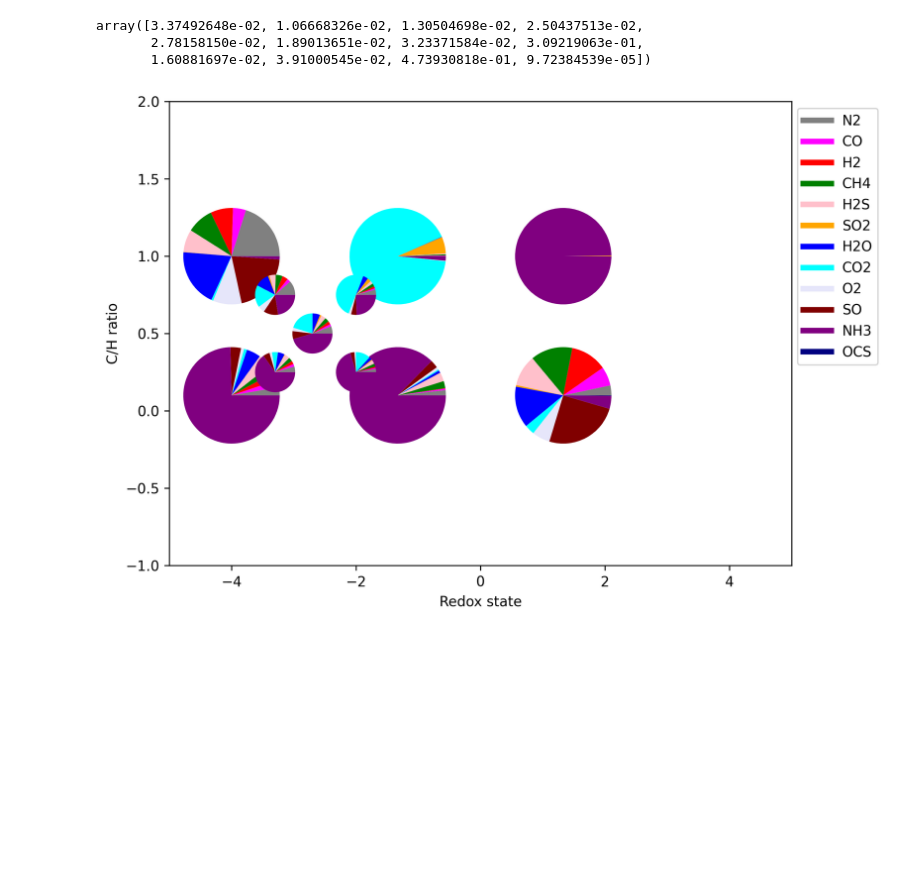
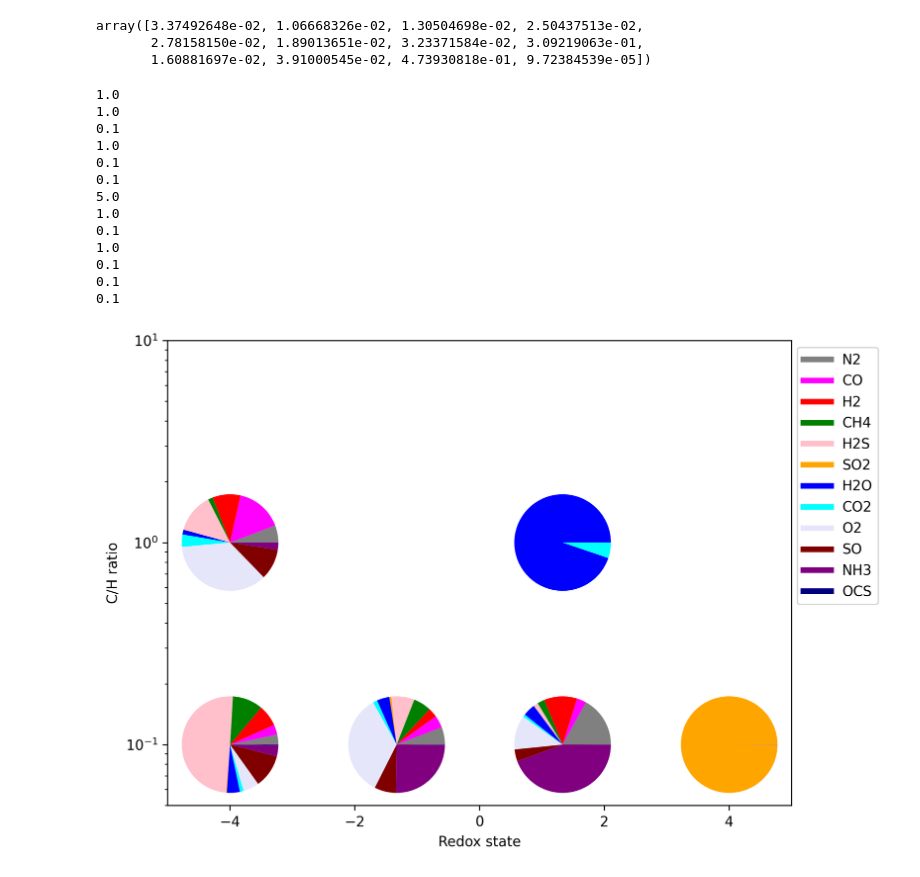
Before and after one commit to FormingWorlds/LIFEredoxsurvey, a Jupyter notebook: notebooks/retrievals.ipynb, the cells around one changed output. Cells and saved outputs as stored; diff of their text form; code cells hidden in the pictures; blank space fills up the shorter version.

```diff
--- a/notebooks/retrievals.ipynb
+++ b/notebooks/retrievals.ipynb
@@ -34,6 +34,6 @@ def ARCiS_initialize(atmosphere_key):
         )
       subprocess.run(prompt, shell=True, check=True)
 # %%
-init_list = ["-4.0_5.0_5","-1.33_5.0_5","1.33_5.0_5","4.0_5.0_5"]
+init_list = ["-4.0_1.0_15","-1.33_1.0_15","1.33_1.0_15","4.0_1.0_15"]
 for i in init_list:
     ARCiS_initialize(i)
@@ -101,8 +136,9 @@ data_location = "/dataserver/users/formingworlds/borgmann/ARCiS_retrievals/"
 atmosphere_folders = os.listdir(data_location)
 for i in atmosphere_folders:
     if os.path.isfile(data_location+i+"/retrieval"):
-        if i.split('_')[-1] == '5':
-            done.append(i)
+        done.append(i)
+#        if i.split('_')[-1] == '5':
+
 
 volatile_labels = np.genfromtxt(data_location+done[0]+"/retrieval",usecols=0,dtype='str')[1:13]
 
@@ -110,7 +146,7 @@ atmosphere_data = []
 for i in range(len(done)):
     medians = np.genfromtxt(data_location+done[i]+"/retrieval",usecols=1)[1:13]
     medians = medians/sum(medians)
-    atmosphere_data.append([[float(j) for j in done[i].split("_")][:-1],medians])
+    atmosphere_data.append([[float(j) for j in done[i].split("_")],medians])
 
-atmosphere_dict = {(x,y): arr for [x,y], arr in atmosphere_data}
+atmosphere_dict = {(x,y,z): arr for [x,y,z], arr in atmosphere_data}
 # %% [output]
@@ -143,58 +195,79 @@ array([3.37492648e-02, 1.06668326e-02, 1.30504698e-02, 2.50437513e-02,
        2.78158150e-02, 1.89013651e-02, 3.23371584e-02, 3.09219063e-01,
        1.60881697e-02, 3.91000545e-02, 4.73930818e-01, 9.72384539e-05])
 # %%
+select_distance = 10.0
+
 fig, ax = plt.subplots(figsize=(8, 6))
 
 ax.set_xlim(-5, 5)
-ax.set_ylim(-1, 2)
+ax.set_ylim(0.05,10)
+ax.set_yscale('log')
 
 volatile_labels = ['N2', 'CO', 'H2', 'CH4', 'H2S', 'SO2', 'H2O', 'CO2', 'O2', 'SO', 'NH3', 'OCS']
 volatile_colours = ["gray","magenta","red","green","pink","orange","blue","cyan","lavender","maroon","purple","navy"]
 
 for keys in atmosphere_dict:
     fo2 = keys[0]
-    HC = keys[1]
+    CH = keys[1]
+    print(CH)
+    distance = keys[2]
+    if distance != select_distance:
+        continue
     fractions = atmosphere_dict[keys]
 
     # Create an inset axis at data coordinate
     inset = inset_axes(ax, width=1.2, height=1.2,
-                    bbox_to_anchor=(float(fo2), float(HC)),
+                    bbox_to_anchor=(float(fo2), float(CH)),
                     bbox_transform=ax.transData,
                     loc='center')
 
     # Draw a pie chart in the inset axis
     inset.pie(fractions, labels=None,
          colors=volatile_colours)
     inset.set_aspect('equal')
 
 interpolation_points = [[-2.7,0.5],[-3.3,0.25],[-2,0.25],[-3.3,0.75],[-2,0.75]]
 #                        [-2.7,0.5],[-2.7,0.5],[-2.7,0.5],[-2.7,0.5]]
 # add interpolation
 
-for point in interpolation_points:
-    fo2, HC = point
-    fractions = atmosphere_interpolator(atmosphere_dict,[fo2,HC])
+# for point in interpolation_points:
+#     fo2, HC = point
+#     fractions = atmosphere_interpolator(atmosphere_dict,[fo2,HC])
 
-    # Create an inset axis at data coordinate
-    inset = inset_axes(ax, width=0.5, height=0.5,
-                    bbox_to_anchor=(float(fo2), float(HC)),
-                    bbox_transform=ax.transData,
-                    loc='center')
+#     # Create an inset axis at data coordinate
+#     inset = inset_axes(ax, width=0.5, height=0.5,
+#                     bbox_to_anchor=(float(fo2), float(HC)),
+#                     bbox_transform=ax.transData,
+#                     loc='center')
 
-    # Draw a pie chart in the inset axis
-    inset.pie(fractions, labels=None,
-            colors=volatile_colours)
-    inset.set_aspect('equal')
-
+#     # Draw a pie chart in the inset axis
+#     inset.pie(fractions, labels=None,
+#             colors=volatile_colours)
+#     inset.set_aspect('equal')
 
 # add legend
 custom_lines = []
 for i in volatile_colours:
     custom_lines.append(Line2D([0], [0], color=i, lw=4))
 ax.legend(custom_lines,volatile_labels,bbox_to_anchor=(1.15, 1.0))
 ax.set_xlabel("Redox state")
 ax.set_ylabel("C/H ratio")
 
+
+
 plt.show()
 # %% [output]
+1.0
+1.0
+0.1
+1.0
+0.1
+0.1
+5.0
+1.0
+0.1
+1.0
+0.1
+0.1
+0.1
-[figure, old version]
+[figure, new version]
```
Also changed, not shown: parts of 5 cells of this notebook, 3 other files.
